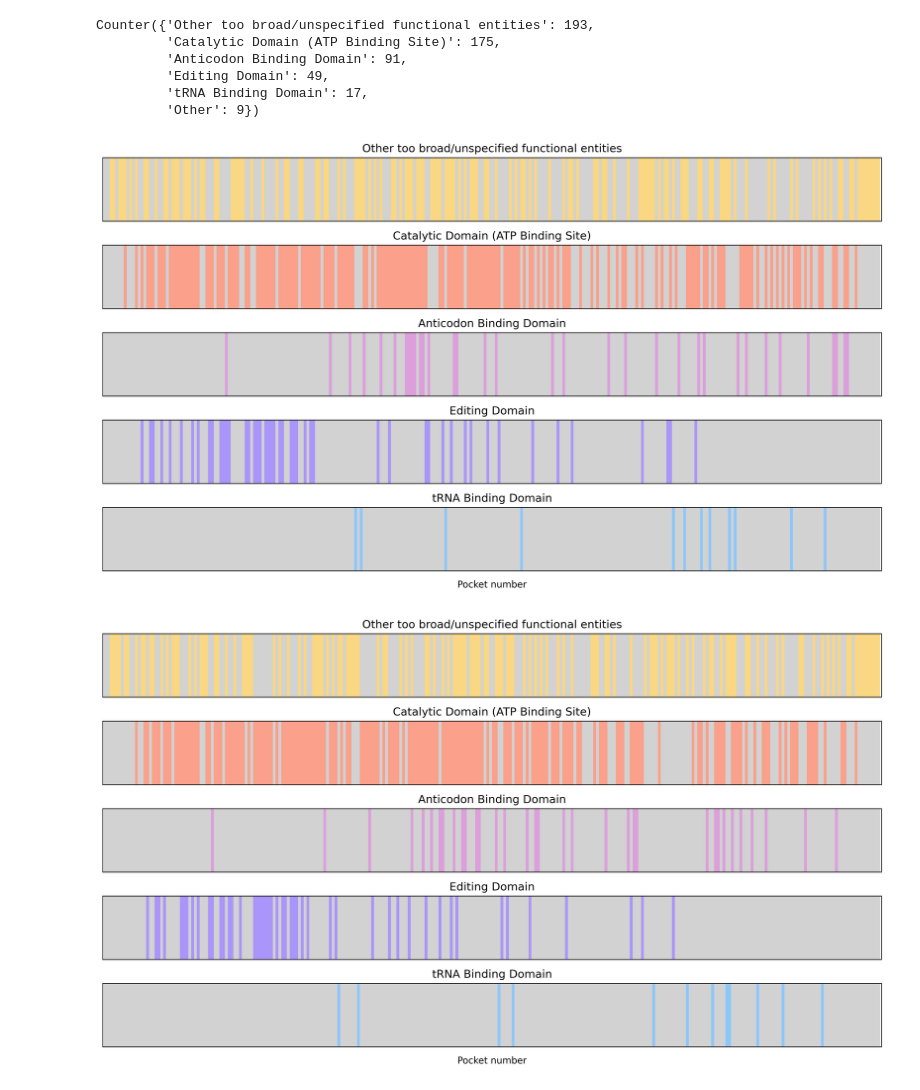
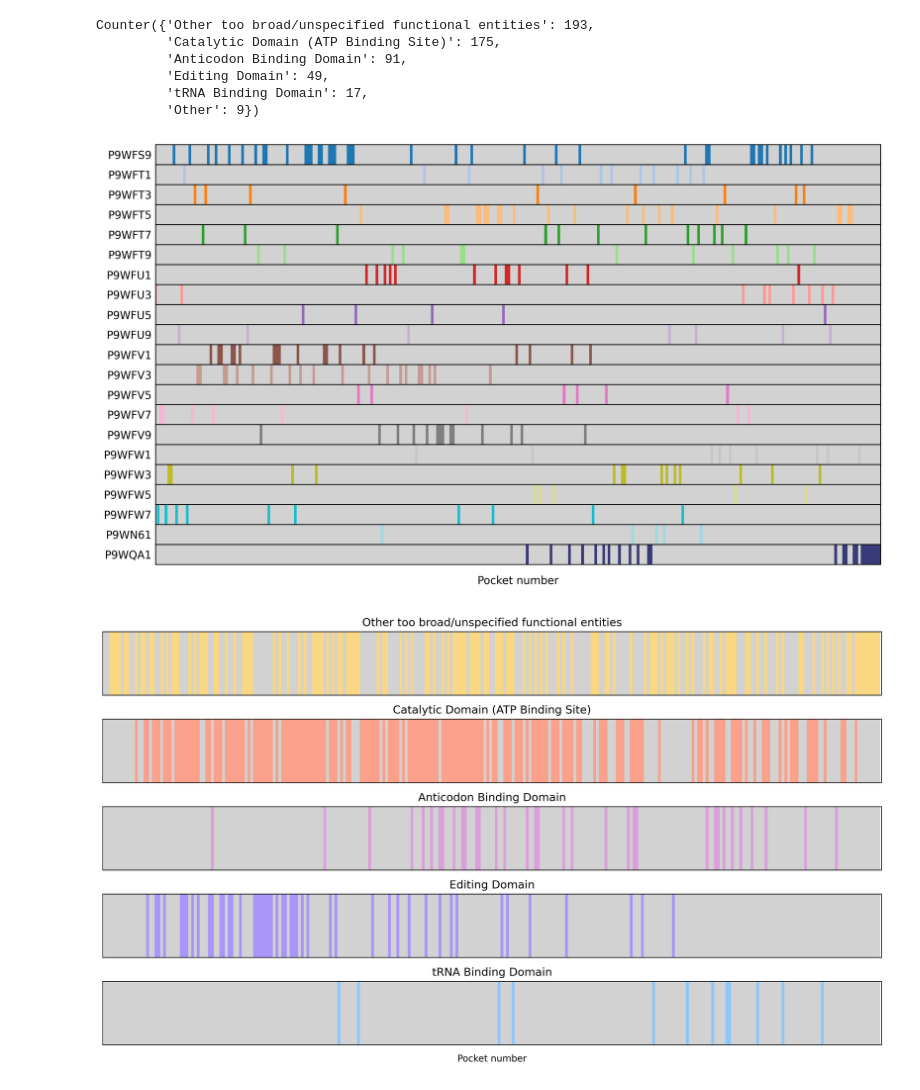
Before and after one commit to ersilia-os/mtb-targeted-protein-degradation, a Jupyter notebook: notebooks/36_docking_exploration_I.ipynb, the cells around one changed output. Saved outputs shown, nothing was run; the diff lists cells and outputs as text; code cells hidden in the pictures.

Commit message:
more results exploration

```diff
--- a/notebooks/36_docking_exploration_I.ipynb
+++ b/notebooks/36_docking_exploration_I.ipynb
@@ -184,36 +180,28 @@ ANNOTATIONS = ['Other too broad/unspecified functional entities',
                'tRNA Binding Domain']
 
 COLORS = ['#FAD782', '#FAA08B', '#DC9FDC', '#AA96FA','#8DC7FA', '#BEE6B4', '#D2D2D2']
+PROTEINS = sorted(set([i for i in pocket_detection_data['Uniprot AC']]))
+COLORS_ALL = ["#1f77b4","#aec7e8","#ff7f0e","#ffbb78","#2ca02c","#98df8a","#d62728","#ff9896","#9467bd","#c5b0d5",
+          "#8c564b","#c49c94","#e377c2","#f7b6d2","#7f7f7f","#c7c7c7","#bcbd22","#dbdb8d","#17becf","#9edae5","#393b79"]
 # %%
-fig, ax = plt.subplots(5, 1, figsize=(12, 7))
+fig, ax = plt.subplots(len(PROTEINS), 1, figsize=(12, 7))
+plt.subplots_adjust(hspace=0)
 
-# for c, pock in enumerate(np.array(sorted(DOCKING_RESULTS_ORIGINAL))[ind]):
-#     w = 0.25
-#         simple_boxplot(ax, c-w, DOCKING_RESULTS_ORIGINAL[pock].values(), c="#FAD782", width=w)
-#         simple_boxplot(ax, c, DOCKING_RESULTS_REAL[pock].values(), c="#FAA08B", width=w)
-#         simple_boxplot(ax, c+w, DOCKING_RESULTS_REAL_BACKGROUND[pock].values(), c="#8DC7FA", width=w)
-#     else:
-#         simple_boxplot_label(ax, c-w, DOCKING_RESULTS_ORIGINAL[pock].values(), c="#FAD782", width=w, label=f"Enamine Chem.Div (100k)")
-#         simple_boxplot_label(ax, c, DOCKING_RESULTS_REAL[pock].values(), c="#FAA08B", width=w, label="Enamine REAL prioritized (100k)")
-#         simple_boxplot_label(ax, c+w, DOCKING_RESULTS_REAL_BACKGROUND[pock].values(), c="#8DC7FA", width=w, label="Enamine REAL negative set (10k)")
-
-for c in range(5):
+for c, protein in enumerate(PROTEINS):
 
     ax[c].tick_params(axis='both', length=0)
     ax[c].set_xticks([])
-    ax[c].set_yticks([])
+    ax[c].set_yticks([0.5], [protein])
     ax[c].set_ylim([0, 1])
-    ax[c].set_title(ANNOTATIONS[c])
-    colors = [COLORS[c] if ANNOTATIONS[c] in pocket_to_interpro[i] else COLORS[-1] for i in np.array(sorted(DOCKING_RESULTS_ORIGINAL))[ind]]
+    colors = [COLORS_ALL[c] if i.split("_")[1] == protein else COLORS[-1] for i in np.array(sorted(DOCKING_RESULTS_ORIGINAL))[ind]]
     ax[c].bar([i for i in range(len(colors))], [1] * len(colors), color=colors, width=1.0)
-    ax[c].set_xlim([-1, len(colors)])
+    ax[c].set_xlim([0, len(colors) - 1])
 
+ax[-1].set_xlabel("Pocket number", labelpad=10)
 
-#
-ax[-1].set_xlabel("Pocket number", labelpad=10)
-plt.tight_layout()
+# plt.tight_layout()
 plt.show()
 # %% [output]
-[figure, old version]
+[figure, new version]
 # %%
 fig, ax = plt.subplots(5, 1, figsize=(12, 7))
```
Also changed, not shown: parts of 4 cells of this notebook, 2 other files.
